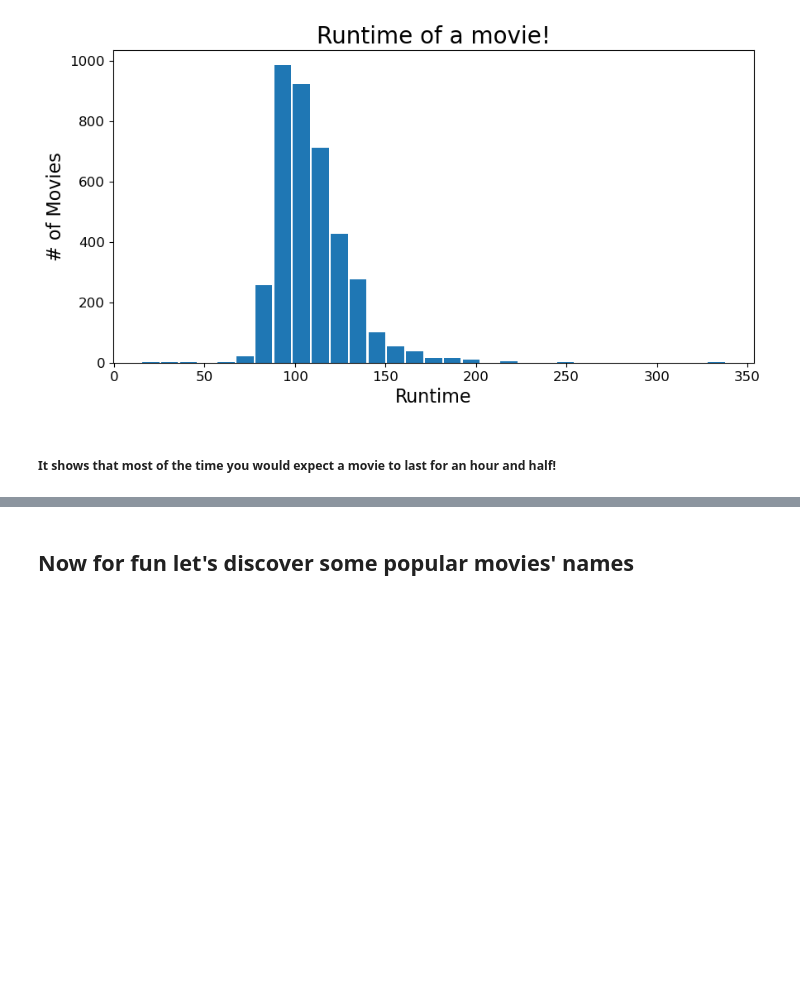
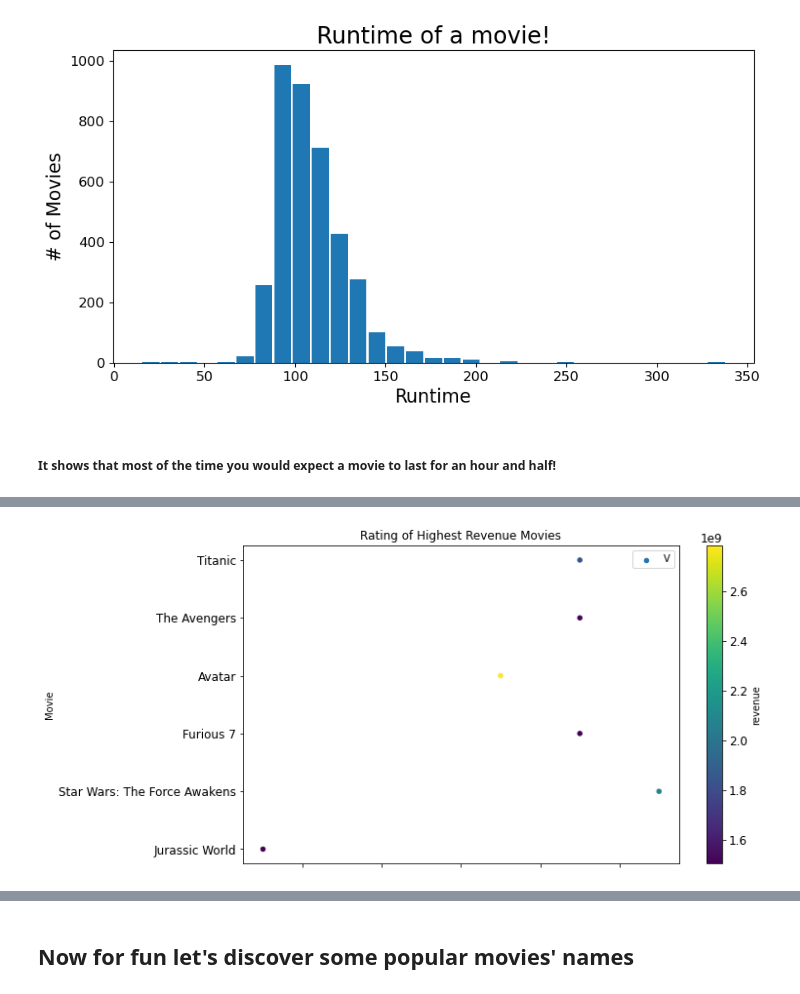
Before and after one commit to Mazizmq/the_one, a Jupyter notebook: TMDb_Project.ipynb, the cells around one changed output, grey strips where cells are left out. Cells and saved outputs as stored; diff of their text form; code cells hidden in the pictures; blank space fills up the shorter version.

```diff
--- a/TMDb_Project.ipynb
+++ b/TMDb_Project.ipynb
@@ -363,0 +367,3 @@ plt.show();
+# %%
+#Define Movies with very high revenue
+movies_plt=df[df.revenue>=1500000000]
@@ -363,0 +391,8 @@ plt.show();
+# %%
+#Scatter plot for 2D variables (Title, Revenue)
+ax3 = movies_plt.plot.scatter(x='vote_average',y='original_title',c='revenue',colormap='viridis',figsize=(10,6),title='Rating of Highest Revenue Movies')
+plt.xlabel('The Revenue')
+plt.ylabel('Movie')
+plt.legend('Value');
+# %% [output]
+[figure, added]
```
Also changed, not shown: parts of 8 cells of this notebook.
